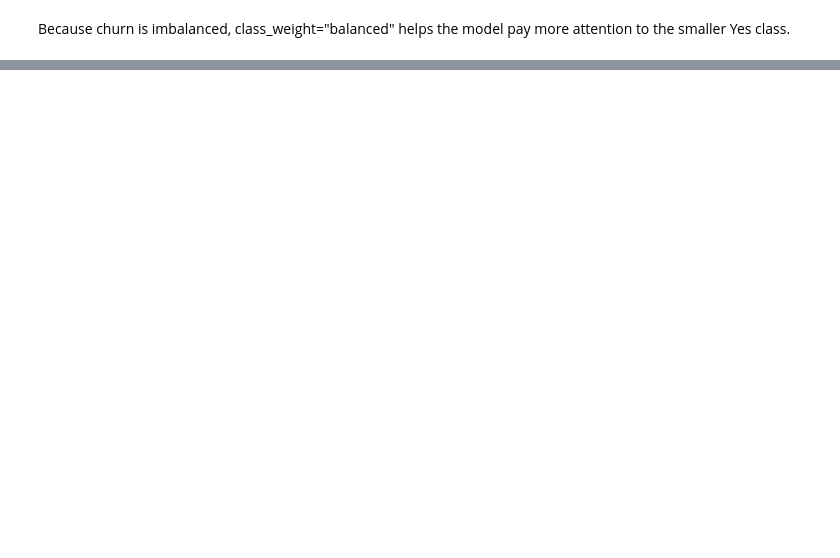
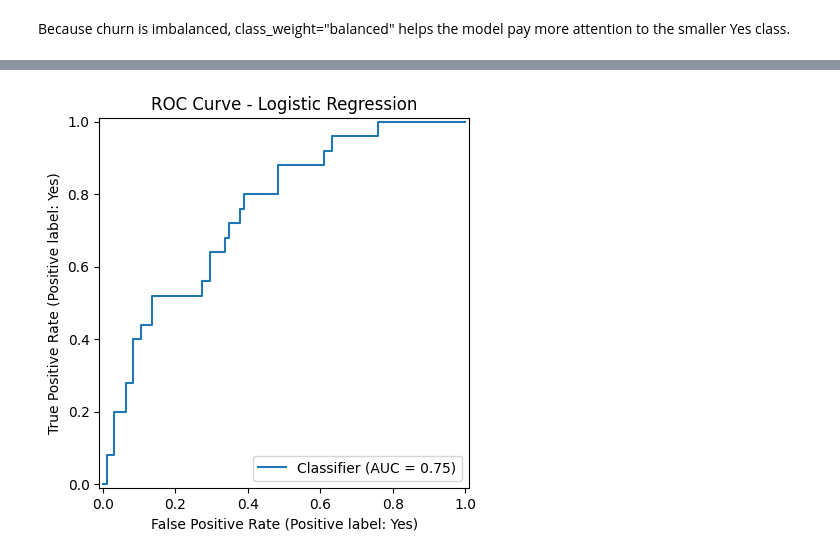
Before and after one commit to wishromo/Cloud-Customer-Churn-Prediction, a Jupyter notebook: cloud_customer_churn.ipynb, the cells around one changed output, grey strips where cells are left out. Drawn from its saved outputs; the diff is of its cells as text; code cells hidden in the pictures; blank space fills up the shorter version.

Commit message:
Add final model evaluation plots

```diff
--- a/cloud_customer_churn.ipynb
+++ b/cloud_customer_churn.ipynb
@@ -643,0 +438,15 @@ joblib.dump(
+# %%
+from sklearn.metrics import RocCurveDisplay
+import matplotlib.pyplot as plt
+
+RocCurveDisplay.from_predictions(
+    y_test,
+    test_prob,
+    pos_label="Yes"
+)
+
+plt.title("ROC Curve - Logistic Regression")
+plt.savefig("roc_curve.png", bbox_inches="tight")
+plt.show()
+# %% [output]
+[figure, added]
```
Also changed, not shown: parts of 31 cells of this notebook, 2 other files.
